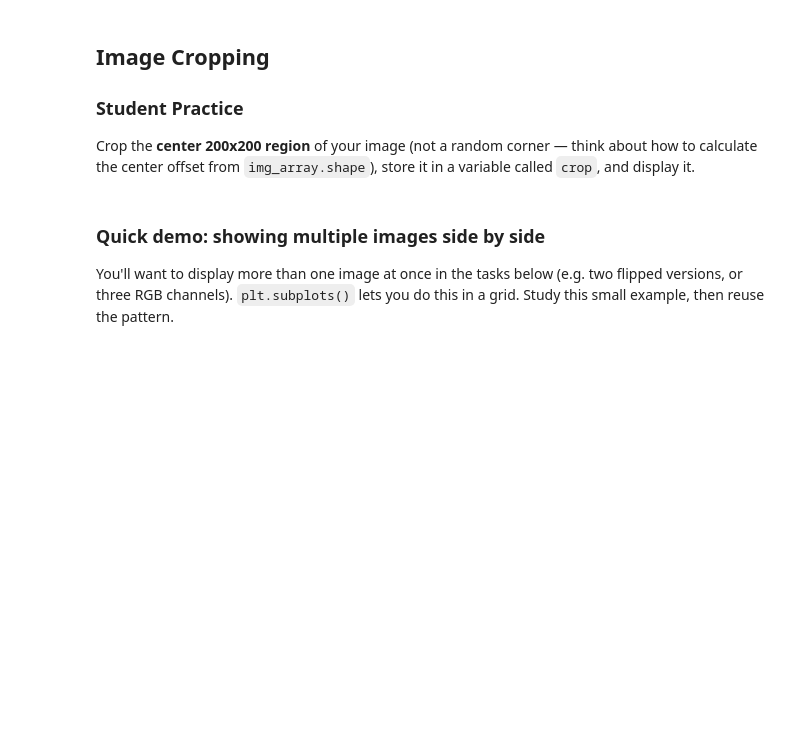
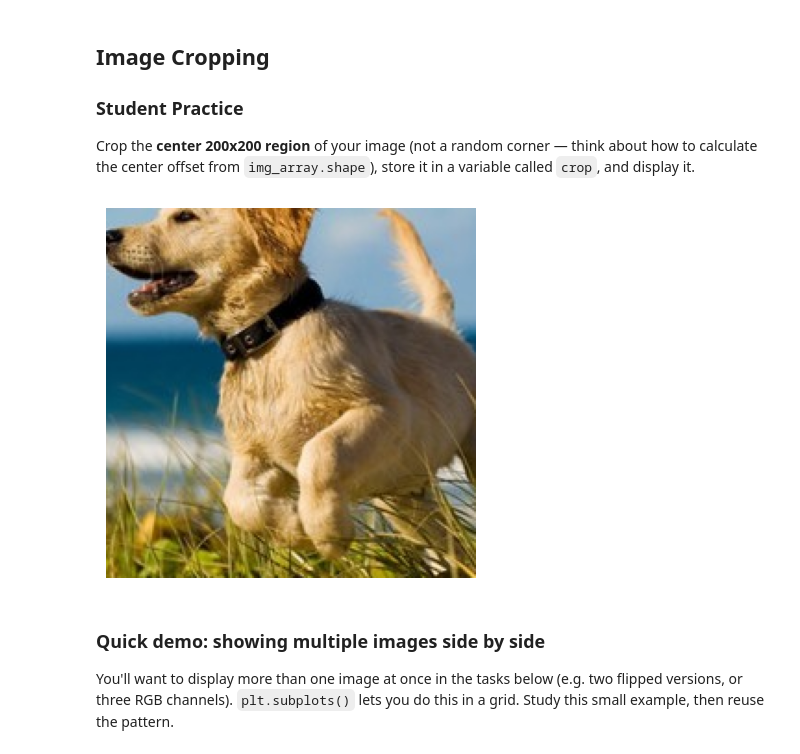
Before and after one commit to rishendra1/Machine-Learning-Rishendra-AP24110011858, a Jupyter notebook: LAB1/NumPy_HandsOn_Array_to_Image_Analysis_Student_Lab_v2.ipynb, the cells around one changed output. Saved outputs shown, nothing was run; the diff lists cells and outputs as text; code cells hidden in the pictures; blank space fills up the shorter version.

```diff
--- a/LAB1/NumPy_HandsOn_Array_to_Image_Analysis_Student_Lab_v2.ipynb
+++ b/LAB1/NumPy_HandsOn_Array_to_Image_Analysis_Student_Lab_v2.ipynb
@@ -514,6 +556,15 @@ Display your uploaded image using `plt.imshow()` and turn off the axis with `plt
 Crop the **center 200x200 region** of your image (not a random corner — think about how to calculate the center offset from `img_array.shape`), store it in a variable called `crop`, and display it.
 # %%
 # Write your cropping code here
+h, w = img_array.shape[:2]
+start_y = (h - 200) // 2
+start_x = (w - 200) // 2
+crop = img_array[start_y:start_y+200, start_x:start_x+200]
+plt.imshow(crop)
+plt.axis("off")
+plt.show()
+# %% [output]
+[figure, added]
 # %% [markdown]
 ### Quick demo: showing multiple images side by side
 
```
Also changed, not shown: parts of 42 cells of this notebook.
